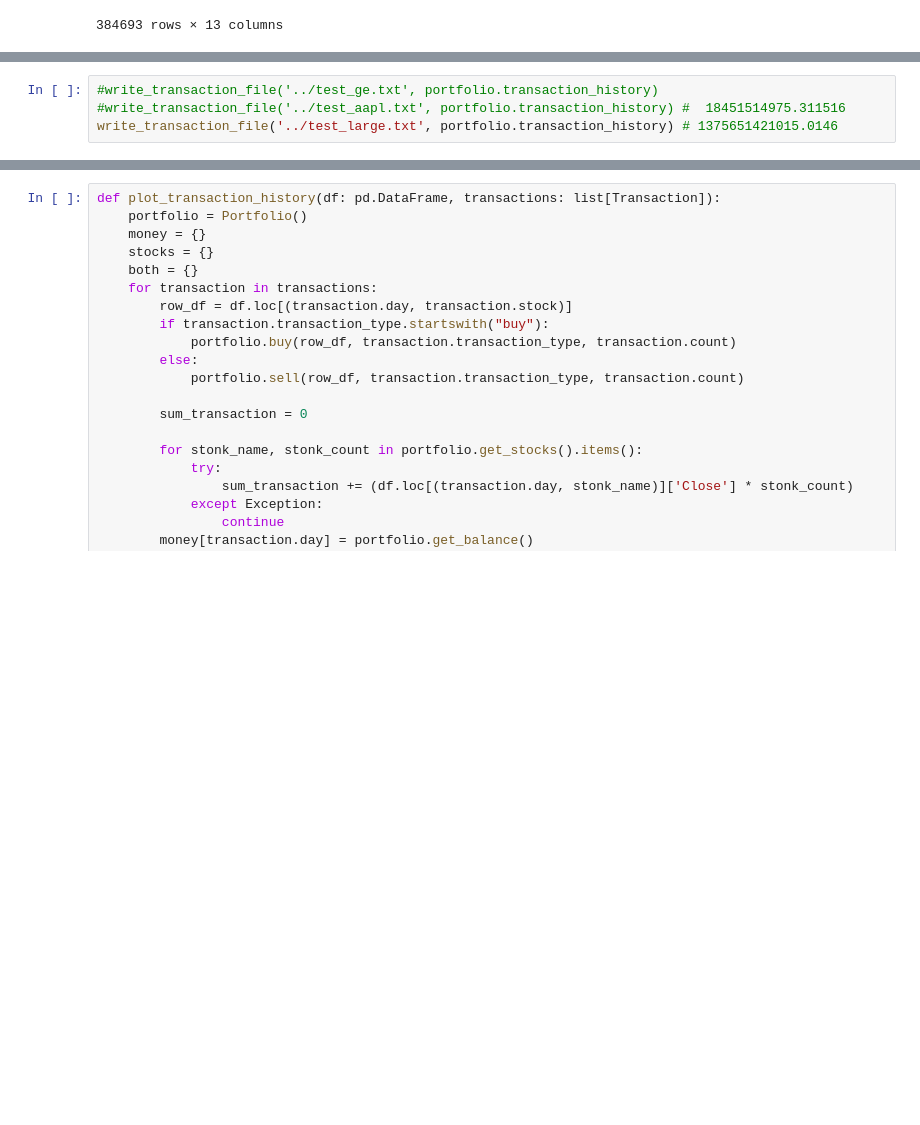
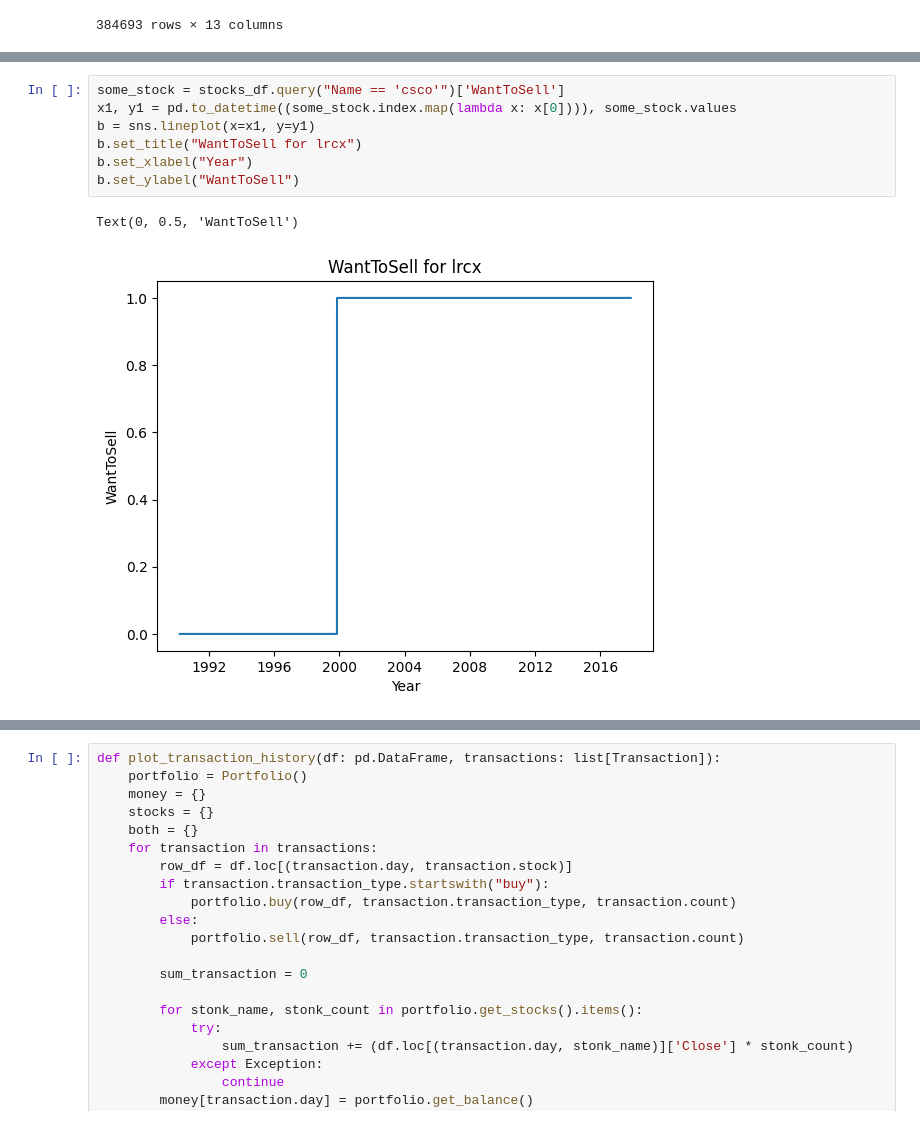
Before and after one commit to marvlach/stocks-project, a Jupyter notebook: src/Stocks.ipynb, the cells around one changed output, grey strips where cells are left out. Drawn from its saved outputs; the diff is of its cells as text; blank space fills up the shorter version.

```diff
--- a/src/Stocks.ipynb
+++ b/src/Stocks.ipynb
@@ -141,4 +105,10 @@ print(portfolio.get_stocks())
-# %%
-#write_transaction_file('../test_ge.txt', portfolio.transaction_history)
-#write_transaction_file('../test_aapl.txt', portfolio.transaction_history) #  18451514975.311516
-write_transaction_file('../test_large.txt', portfolio.transaction_history) # 1375651421015.0146
+# %%
+some_stock = stocks_df.query("Name == 'csco'")['WantToSell']
+x1, y1 = pd.to_datetime((some_stock.index.map(lambda x: x[0]))), some_stock.values
+b = sns.lineplot(x=x1, y=y1)
+b.set_title("WantToSell for lrcx")
+b.set_xlabel("Year")
+b.set_ylabel("WantToSell")
+# %% [output]
+Text(0, 0.5, 'WantToSell')
+[figure, added]
```
Also changed, not shown: parts of 15 cells of this notebook, 6 other files.
